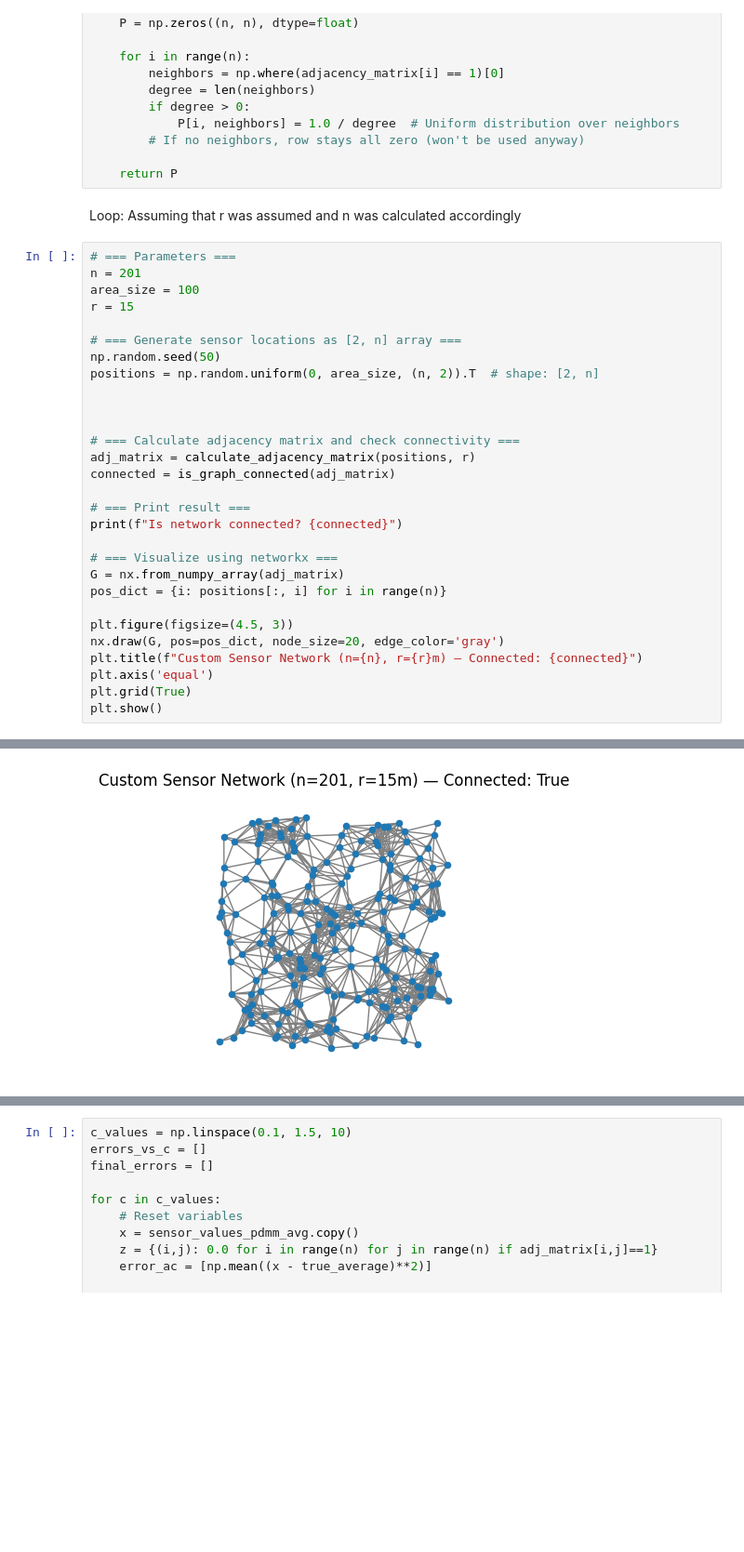
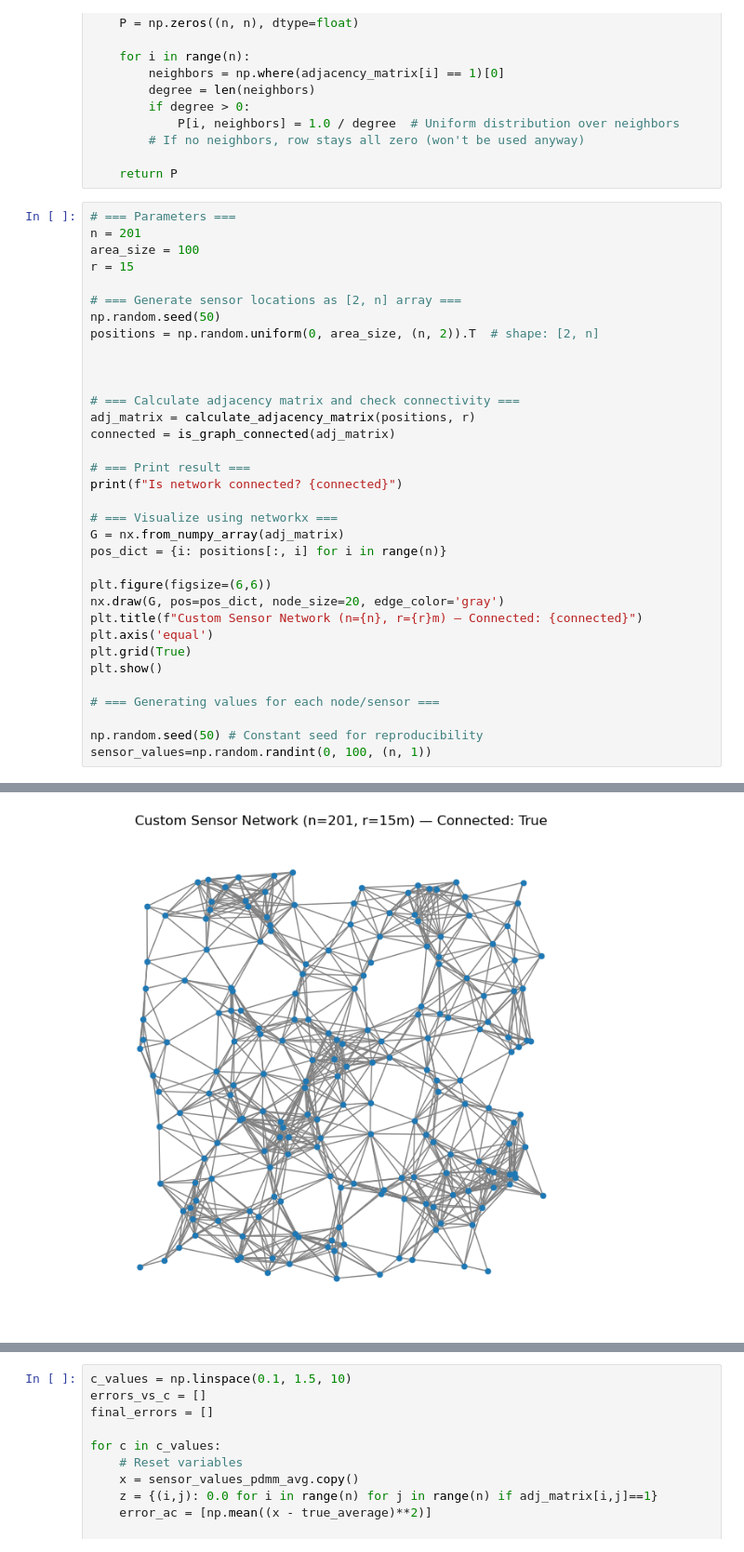
Before and after one commit to nish5180/Distributed_Signal_Processing_EE4540, a Jupyter notebook: distributed_project_git.ipynb, the cells around one changed output, grey strips where cells are left out. Shown at 93% size. Saved outputs shown, nothing was run; the diff lists cells and outputs as text; blank space fills up the shorter version.

```diff
--- a/distributed_project_git.ipynb
+++ b/distributed_project_git.ipynb
@@ -58,37 +62,40 @@ def generate_uniform_P(adjacency_matrix):
         # If no neighbors, row stays all zero (won't be used anyway)
 
     return P
-# %% [markdown]
-Loop: Assuming that r was assumed and n was calculated accordingly
 # %%
 # === Parameters ===
 n = 201
 area_size = 100
 r = 15
 
 # === Generate sensor locations as [2, n] array ===
 np.random.seed(50)
 positions = np.random.uniform(0, area_size, (n, 2)).T  # shape: [2, n]
 
 
 
 # === Calculate adjacency matrix and check connectivity ===
 adj_matrix = calculate_adjacency_matrix(positions, r)
 connected = is_graph_connected(adj_matrix)
 
 # === Print result ===
 print(f"Is network connected? {connected}")
 
 # === Visualize using networkx ===
 G = nx.from_numpy_array(adj_matrix)
 pos_dict = {i: positions[:, i] for i in range(n)}
 
-plt.figure(figsize=(4.5, 3))
+plt.figure(figsize=(6,6))
 nx.draw(G, pos=pos_dict, node_size=20, edge_color='gray')
 plt.title(f"Custom Sensor Network (n={n}, r={r}m) — Connected: {connected}")
 plt.axis('equal')
 plt.grid(True)
 plt.show()
+
+# === Generating values for each node/sensor ===
+
+np.random.seed(50) # Constant seed for reproducibility
+sensor_values=np.random.randint(0, 100, (n, 1))
 # %% [output]
 Is network connected? True
-[figure, old version]
+[figure, new version]
```
Also changed, not shown: parts of 22 cells of this notebook.
